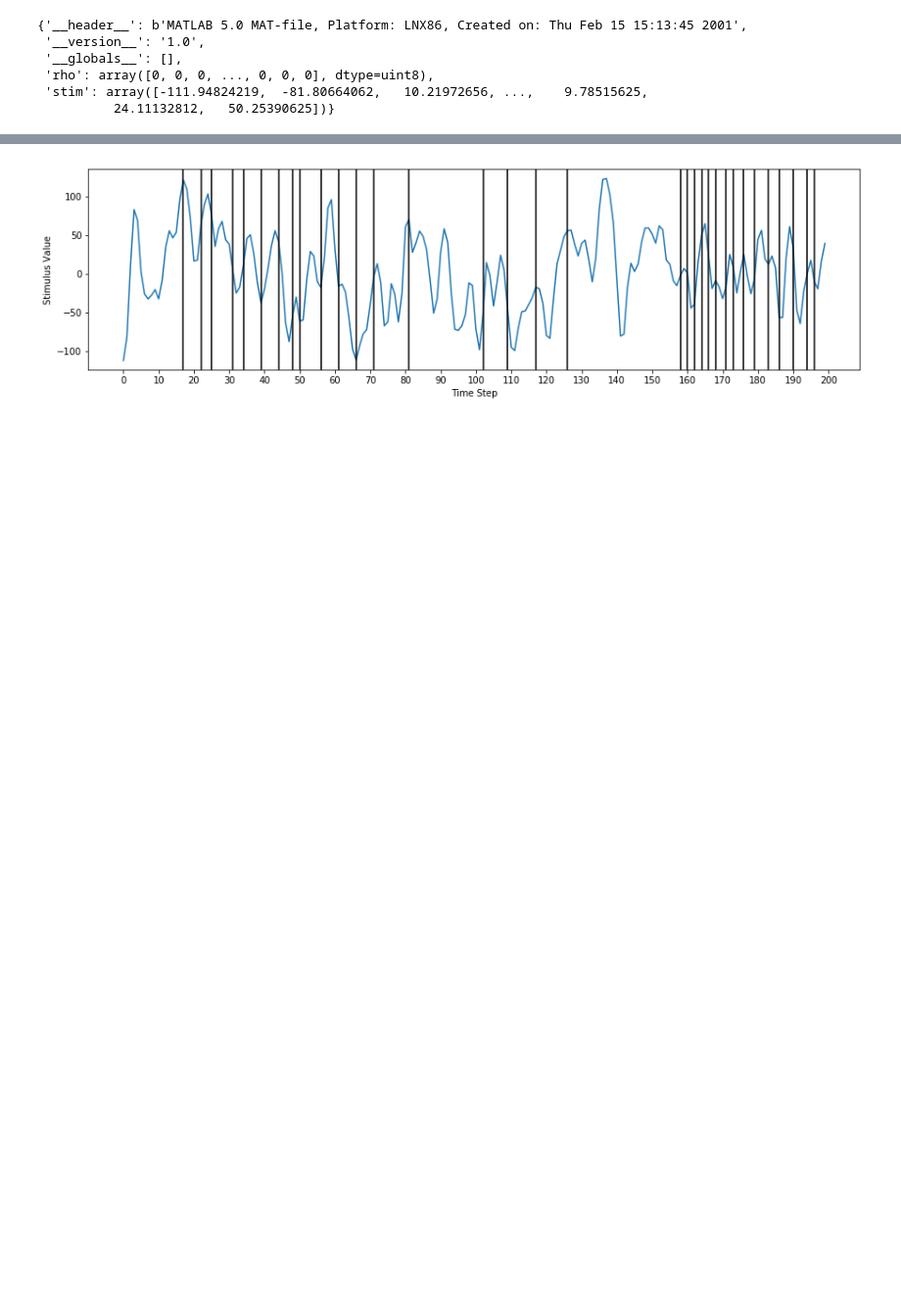
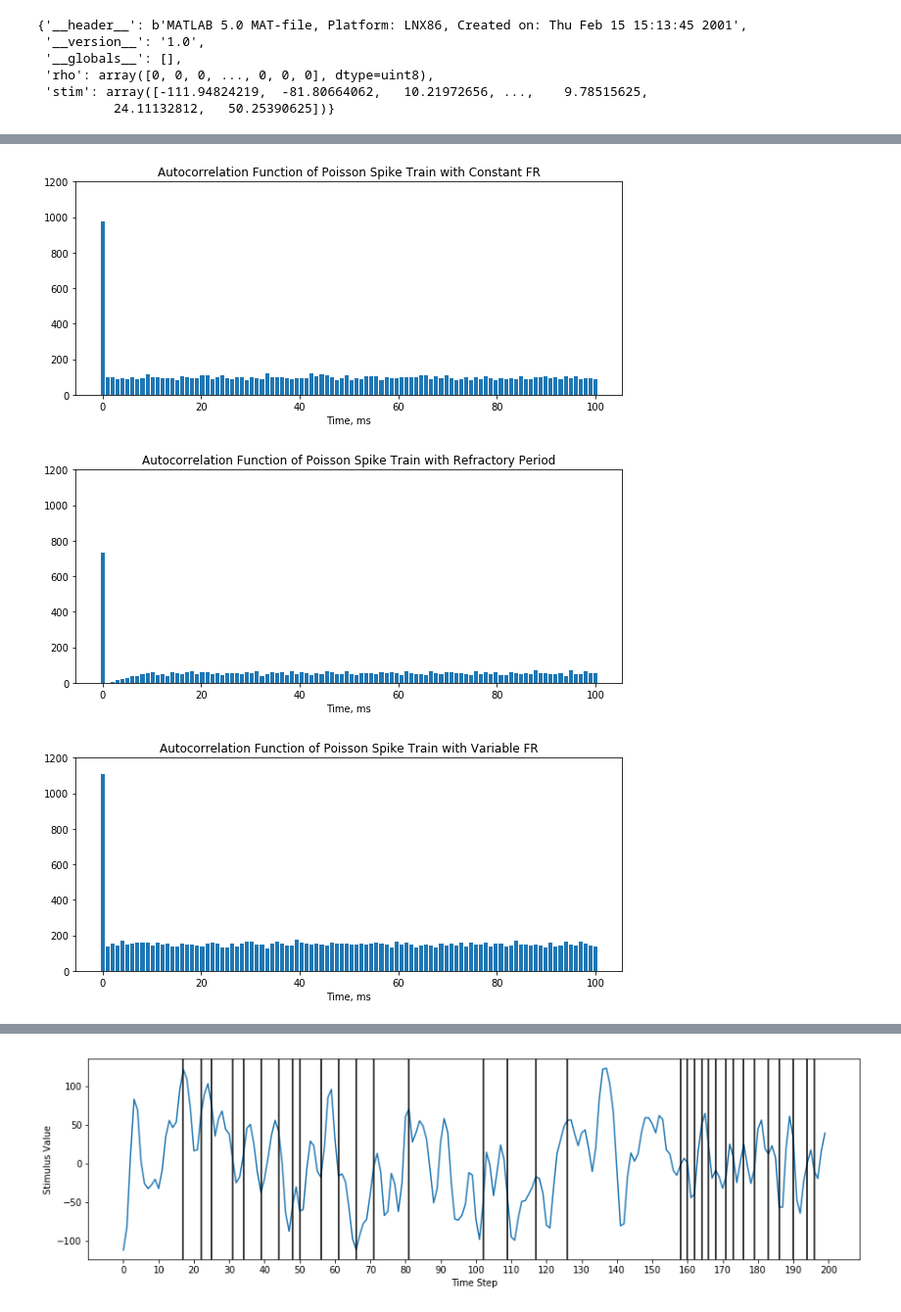
Before and after one commit to rklymentiev/neuromath, a Jupyter notebook: chapter_1.ipynb, the cells around one changed output, grey strips where cells are left out. Shown: that part at 98% size. Saved outputs shown, nothing was run; the diff lists cells and outputs as text; code cells hidden in the pictures; blank space fills up the shorter version.

```diff
--- a/chapter_1.ipynb
+++ b/chapter_1.ipynb
@@ -185 +232,31 @@ plt.show()
 Compute autocorrelation histograms of spike trains generated by a Poisson generator with a constant firing rate of 100 Hz, a constant firing rate of 100 Hz together with a refractory period modeled as in exercise 2 with $\tau_{ref}$=10ms, and a variable firing rate $r(t)=100(1+cos(2πt/25ms))Hz$. Plot the histograms over a range from 0 to 100 ms.
+# %%
+def variable_firing_rate(time):
+    return 100*(1+np.cos(2*np.pi*(time/25)))
+
+
+r = 100 # firing rate, Hz
+T = 10 # time, s
+n = int(T*1e3) # 1 ms step
+tau_ref = 0.01
+
+x_c, y_c = Poisson_spike_generator(
+    firing_rate=r,
+    time=T,
+    time_step=n
+)
+
+x_r, y_r = Poisson_spike_generator(
+    firing_rate=r,
+    time=T,
+    time_step=n,
+    refrac_period=tau_ref
+)
+
+x_v = x_c.copy()
+y_v = []
+for time in x_v:
+    y_v.append(np.random.poisson(variable_firing_rate(time)*0.001, 1)[0])
+
+y_v = np.array(y_v)
+y_v[y_v>1] = 1
@@ -186 +291,9 @@ Compute autocorrelation histograms of spike trains generated by a Poisson genera
+# %%
+plot_autorrelation_function(y=y_c,upper_limit=100,title='Autocorrelation Function of Poisson Spike Train with Constant FR')
+plot_autorrelation_function(y=y_r,upper_limit=100,title='Autocorrelation Function of Poisson Spike Train with Refractory Period')
+plot_autorrelation_function(y=y_v,upper_limit=100,title='Autocorrelation Function of Poisson Spike Train with Variable FR')
+# %% [output]
+[figure, added]
+[figure, added]
+[figure, added]
 # %% [markdown]
```
Also changed, not shown: parts of 25 cells of this notebook.
